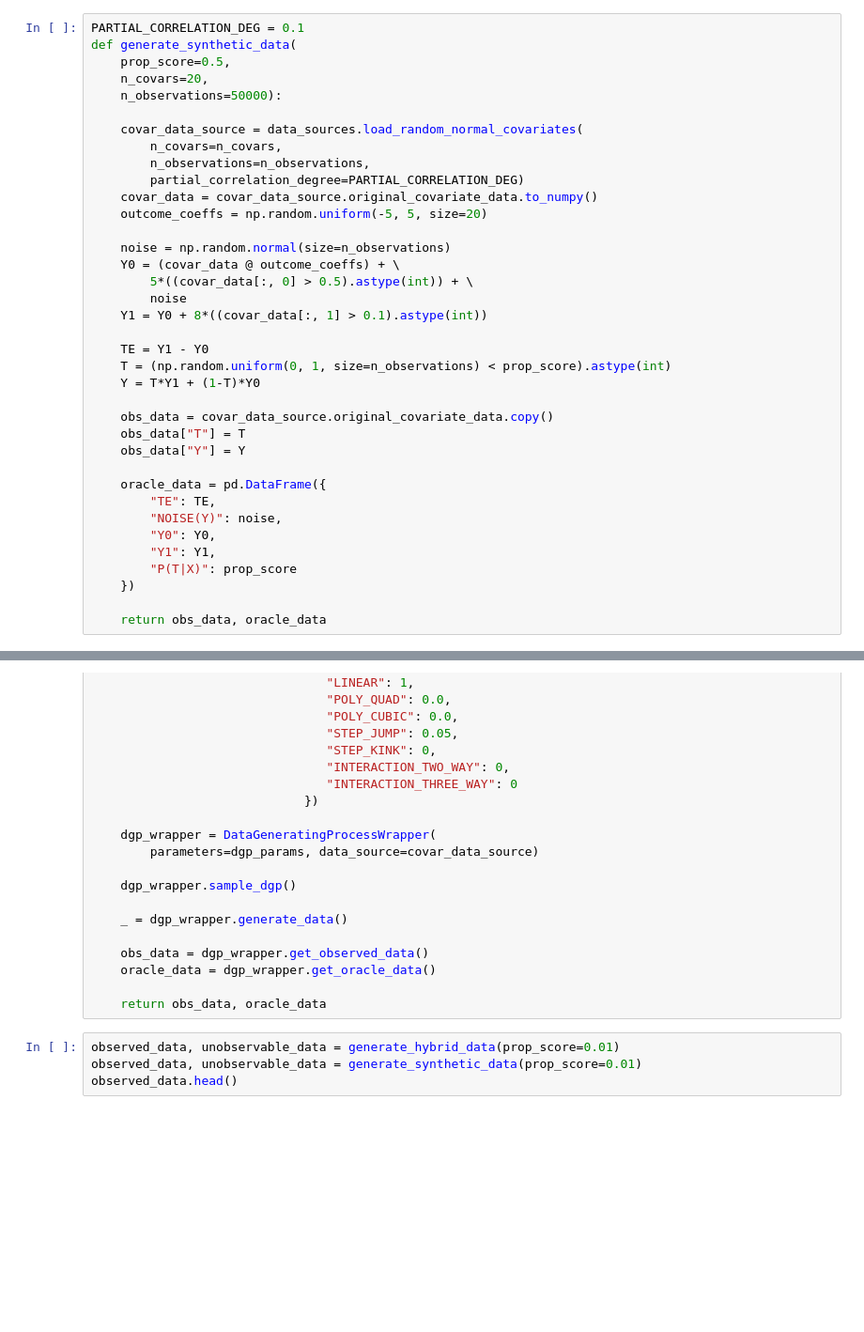
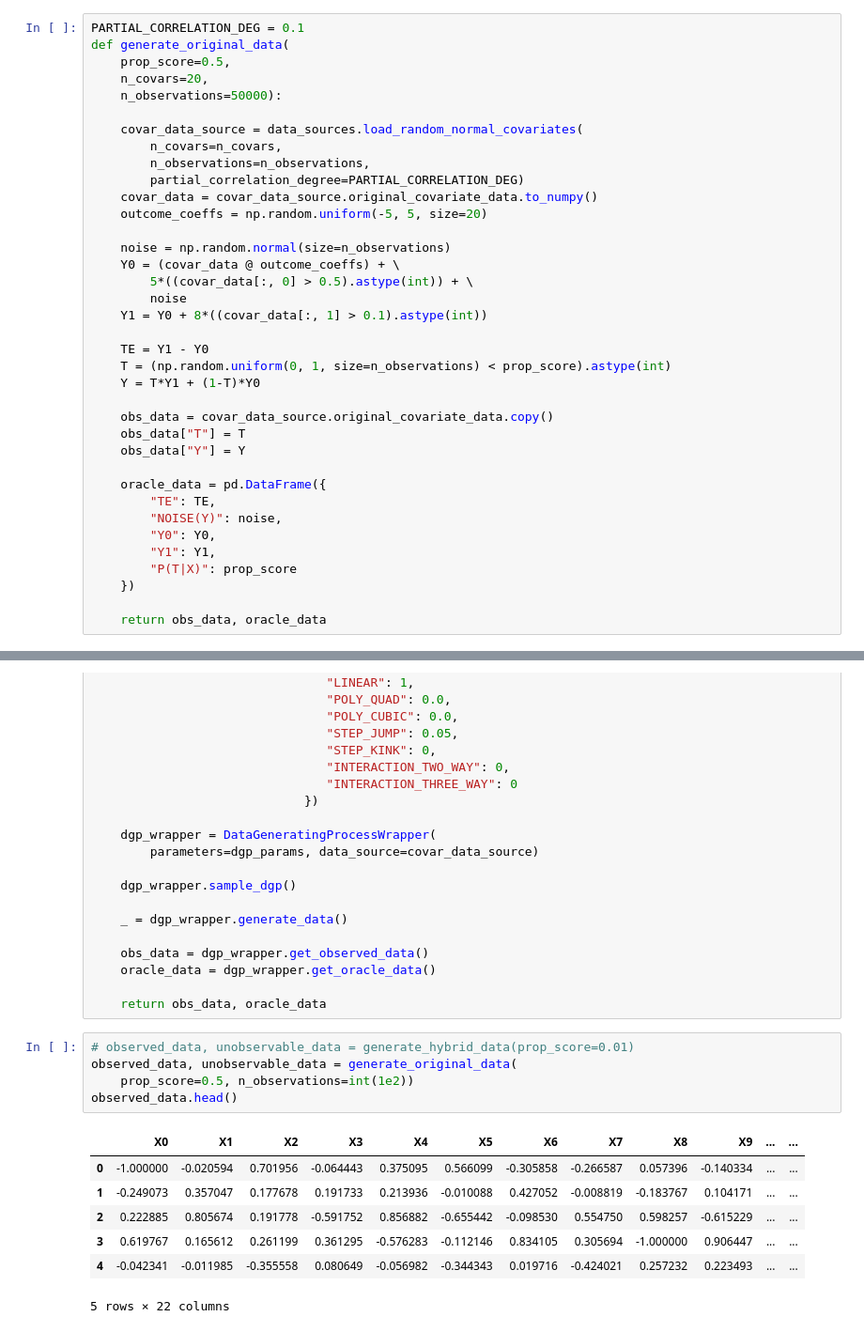
Before and after one commit to JoshBroomberg/Maccabee, a Jupyter notebook: DataGeneration/Notebooks/Kunzel et al - S, T, X and Y learners.ipynb, the cells around one changed output, grey strips where cells are left out. Shown at 94% size. Cells and saved outputs as stored; diff of their text form; blank space fills up the shorter version.

```diff
--- a/DataGeneration/Notebooks/Kunzel et al - S, T, X and Y learners.ipynb
+++ b/DataGeneration/Notebooks/Kunzel et al - S, T, X and Y learners.ipynb
@@ -136,6 +50,6 @@ def build_pyrotch_mlp():
 # %%
 PARTIAL_CORRELATION_DEG = 0.1
-def generate_synthetic_data(
+def generate_original_data(
     prop_score=0.5,
     n_covars=20,
     n_observations=50000):
@@ -225,8 +139,17 @@ def generate_hybrid_data(
 
     return obs_data, oracle_data
 # %%
-observed_data, unobservable_data = generate_hybrid_data(prop_score=0.01)
-observed_data, unobservable_data = generate_synthetic_data(prop_score=0.01)
+# observed_data, unobservable_data = generate_hybrid_data(prop_score=0.01)
+observed_data, unobservable_data = generate_original_data(
+    prop_score=0.5, n_observations=int(1e2))
 observed_data.head()
+# %% [output]
+|  | X0 | X1 | X2 | X3 | X4 | X5 | X6 | X7 | X8 | X9 | ... | ... |
+| 0 | -1.000000 | -0.020594 | 0.701956 | -0.064443 | 0.375095 | 0.566099 | -0.305858 | -0.266587 | 0.057396 | -0.140334 | ... | ... |
+| 1 | -0.249073 | 0.357047 | 0.177678 | 0.191733 | 0.213936 | -0.010088 | 0.427052 | -0.008819 | -0.183767 | 0.104171 | ... | ... |
+| 2 | 0.222885 | 0.805674 | 0.191778 | -0.591752 | 0.856882 | -0.655442 | -0.098530 | 0.554750 | 0.598257 | -0.615229 | ... | ... |
+| 3 | 0.619767 | 0.165612 | 0.261199 | 0.361295 | -0.576283 | -0.112146 | 0.834105 | 0.305694 | -1.000000 | 0.906447 | ... | ... |
+| 4 | -0.042341 | -0.011985 | -0.355558 | 0.080649 | -0.056982 | -0.344343 | 0.019716 | -0.424021 | 0.257232 | 0.223493 | ... | ... |
+5 rows × 22 columns
 # %%
 unobservable_data.head()
```
Also changed, not shown: parts of 38 cells of this notebook, 1 other file.
